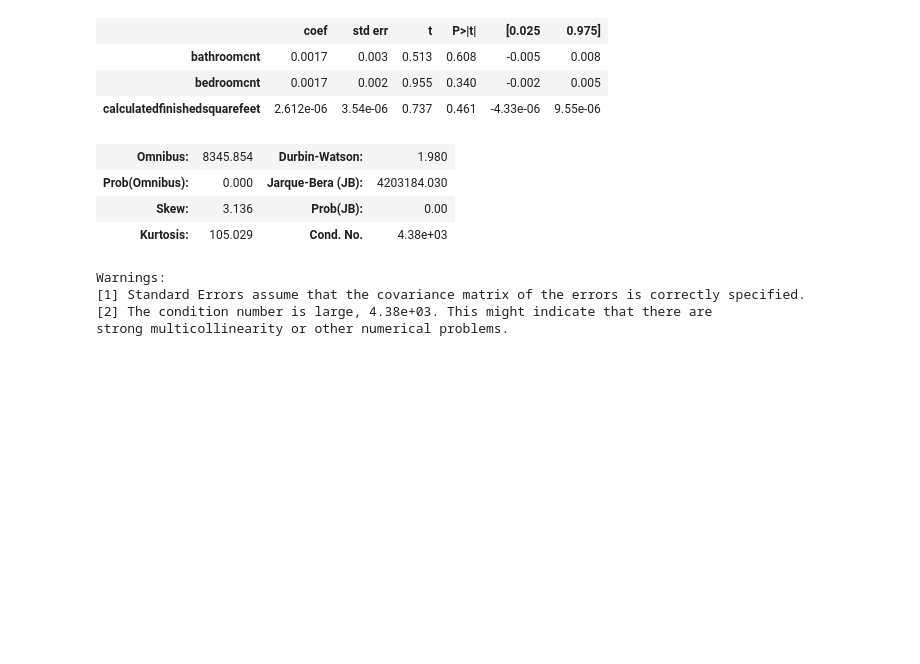
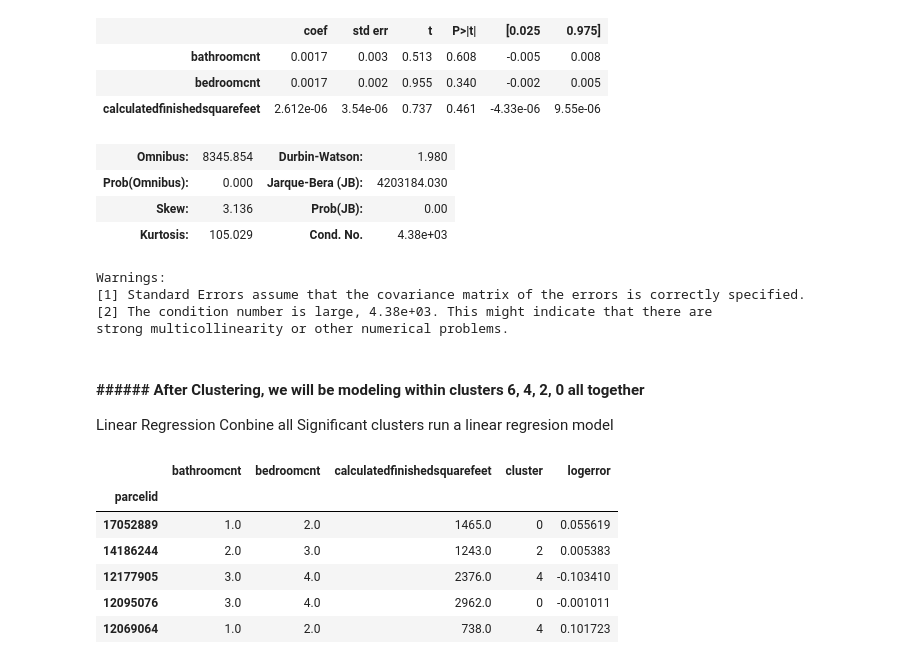
Before and after one commit to BayesEliaSantos/Bayes_P04_Zillow, a Jupyter notebook: Modeling Within the Clusters.ipynb, the cells around one changed output. Saved outputs shown, nothing was run; the diff lists cells and outputs as text; code cells hidden in the pictures; blank space fills up the shorter version.

```diff
--- a/Modeling Within the Clusters.ipynb
+++ b/Modeling Within the Clusters.ipynb
@@ -880,3 +890,7 @@ Warnings:
 [1] Standard Errors assume that the covariance matrix of the errors is correctly specified.
 [2] The condition number is large, 4.38e+03. This might indicate that there are
 strong multicollinearity or other numerical problems.
+# %% [markdown]
+#### ###### After Clustering, we will be modeling within clusters 6, 4, 2, 0 all together
+Linear Regression Conbine all Significant clusters
+run a linear regresion model
@@ -882,0 +899,10 @@ strong multicollinearity or other numerical problems.
+# %%
+modelsig.head()
+# %% [output]
+|  | bathroomcnt | bedroomcnt | calculatedfinishedsquarefeet | cluster | logerror |
+| parcelid |  |  |  |  |  |
+| 17052889 | 1.0 | 2.0 | 1465.0 | 0 | 0.055619 |
+| 14186244 | 2.0 | 3.0 | 1243.0 | 2 | 0.005383 |
+| 12177905 | 3.0 | 4.0 | 2376.0 | 4 | -0.103410 |
+| 12095076 | 3.0 | 4.0 | 2962.0 | 0 | -0.001011 |
+| 12069064 | 1.0 | 2.0 | 738.0 | 4 | 0.101723 |
```
Also changed, not shown: parts of 13 cells of this notebook.
